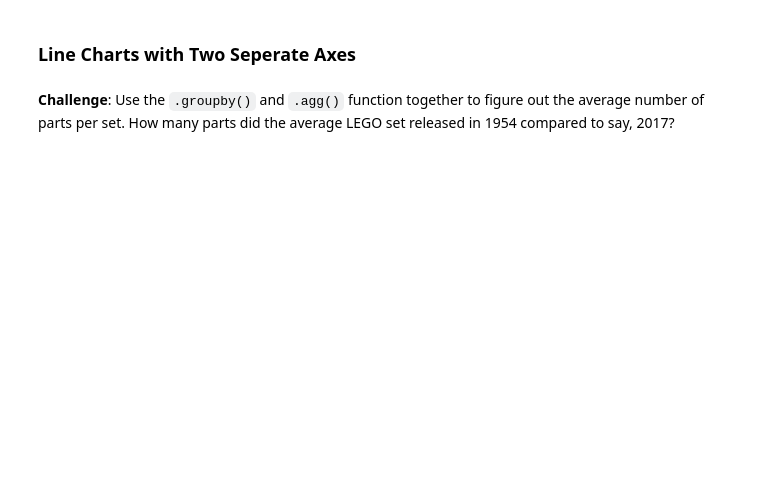
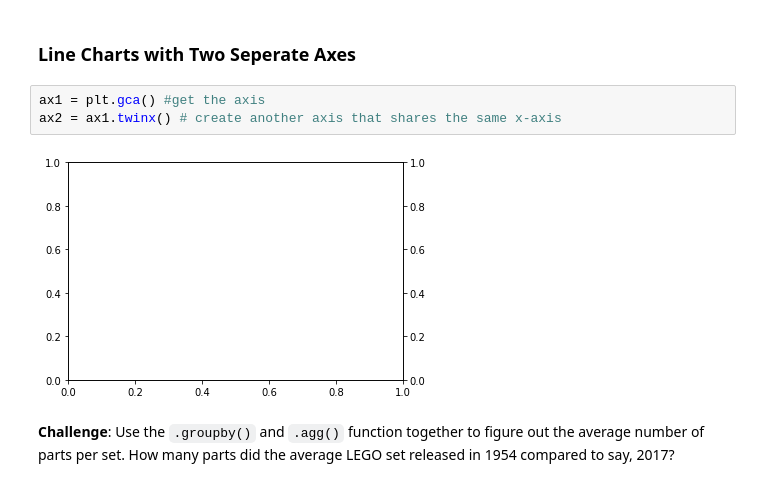
Before and after one commit to ziqode/ProjectPassword, a Jupyter notebook: Lego_Analysis_for_Course_(start).ipynb, the cells around one changed output. Drawn from its saved outputs; the diff is of its cells as text; blank space fills up the shorter version.

```diff
--- a/Lego_Analysis_for_Course_(start).ipynb
+++ b/Lego_Analysis_for_Course_(start).ipynb
@@ -169,4 +238,9 @@ Let's work out the number of different themes shipped by year. This means we hav
 # %% [markdown]
 ### Line Charts with Two Seperate Axes
+# %%
+ax1 = plt.gca() #get the axis
+ax2 = ax1.twinx() # create another axis that shares the same x-axis
+# %% [output]
+[figure, added]
 # %% [markdown]
 **Challenge**: Use the <code>.groupby()</code> and <code>.agg()</code> function together to figure out the average number of parts per set. How many parts did the average LEGO set released in 1954 compared to say, 2017?
```
Also changed, not shown: parts of 23 cells of this notebook.
